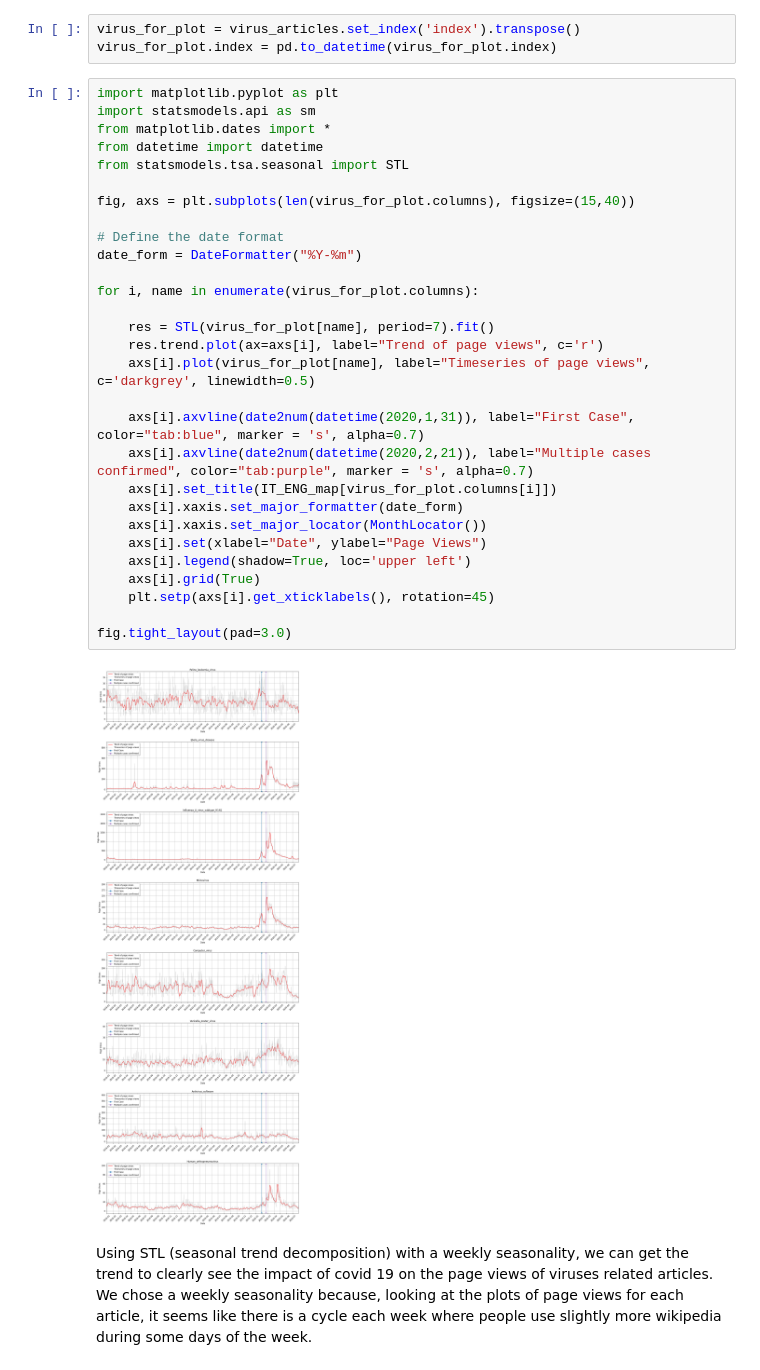
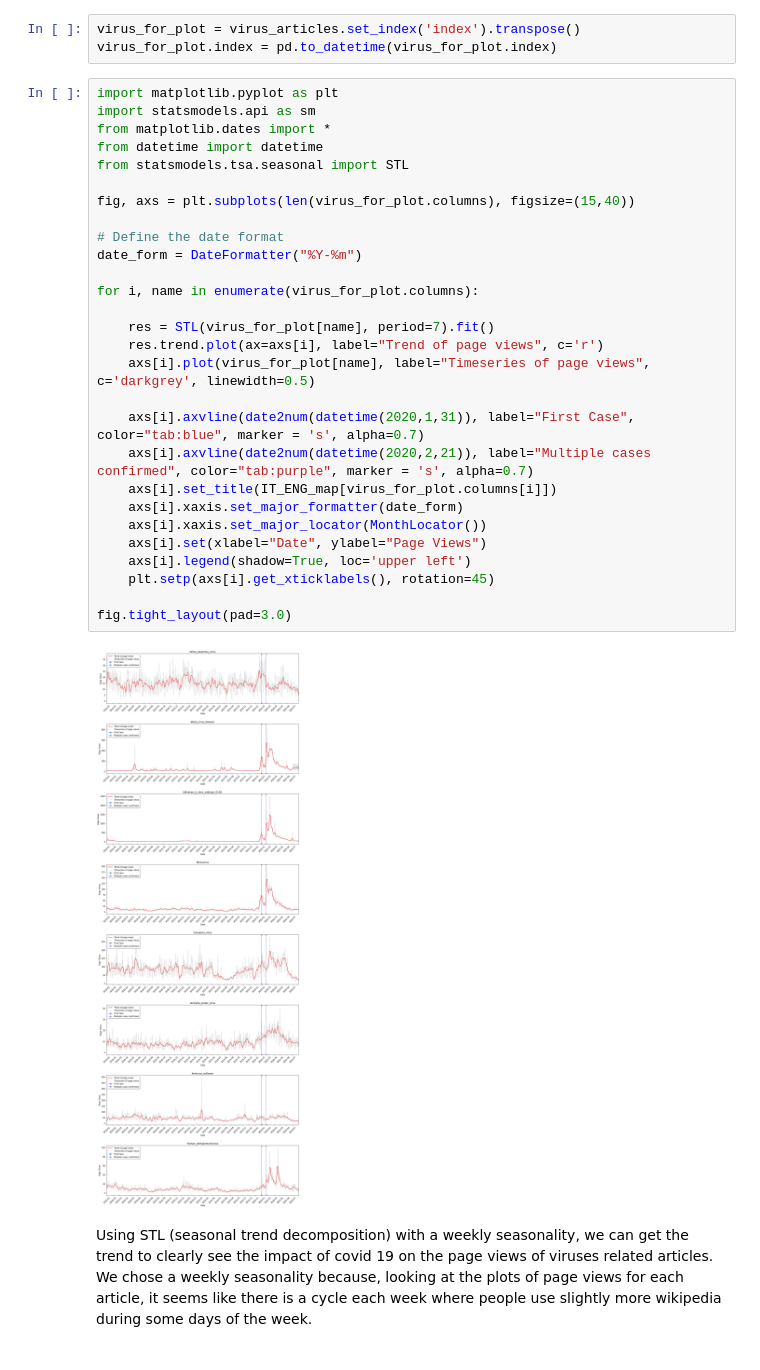
Before and after one commit to MegaCookies88/2020, a Jupyter notebook: Homework/01 - Pandas Data Wrangling and Data Viz/hw1_Final.ipynb, the cells around one changed output. Drawn from its saved outputs; the diff is of its cells as text.

```diff
--- a/Homework/01 - Pandas Data Wrangling and Data Viz/hw1_Final.ipynb
+++ b/Homework/01 - Pandas Data Wrangling and Data Viz/hw1_Final.ipynb
@@ -332,34 +332,33 @@ virus_for_plot.index = pd.to_datetime(virus_for_plot.index)
 # %%
 import matplotlib.pyplot as plt
 import statsmodels.api as sm
 from matplotlib.dates import *
 from datetime import datetime
 from statsmodels.tsa.seasonal import STL
 
 fig, axs = plt.subplots(len(virus_for_plot.columns), figsize=(15,40))
 
 # Define the date format
 date_form = DateFormatter("%Y-%m")
 
 for i, name in enumerate(virus_for_plot.columns):
 
     res = STL(virus_for_plot[name], period=7).fit()
     res.trend.plot(ax=axs[i], label="Trend of page views", c='r')
     axs[i].plot(virus_for_plot[name], label="Timeseries of page views", c='darkgrey', linewidth=0.5)
 
     axs[i].axvline(date2num(datetime(2020,1,31)), label="First Case", color="tab:blue", marker = 's', alpha=0.7)
     axs[i].axvline(date2num(datetime(2020,2,21)), label="Multiple cases confirmed", color="tab:purple", marker = 's', alpha=0.7)
     axs[i].set_title(IT_ENG_map[virus_for_plot.columns[i]])
     axs[i].xaxis.set_major_formatter(date_form)
     axs[i].xaxis.set_major_locator(MonthLocator())
     axs[i].set(xlabel="Date", ylabel="Page Views")
     axs[i].legend(shadow=True, loc='upper left')
-    axs[i].grid(True)
     plt.setp(axs[i].get_xticklabels(), rotation=45)
 
 fig.tight_layout(pad=3.0)
 # %% [output]
-[figure, old version]
+[figure, new version]
 # %% [markdown]
 Using STL (seasonal trend decomposition) with a weekly seasonality, we can get the trend to clearly see the impact of covid 19 on the page views of viruses related articles.
 We chose a weekly seasonality because, looking at the plots of page views for each article, it seems like there is a cycle each week where people use slightly more wikipedia during some days of the week.
```
Also changed, not shown: parts of 4 cells of this notebook.
